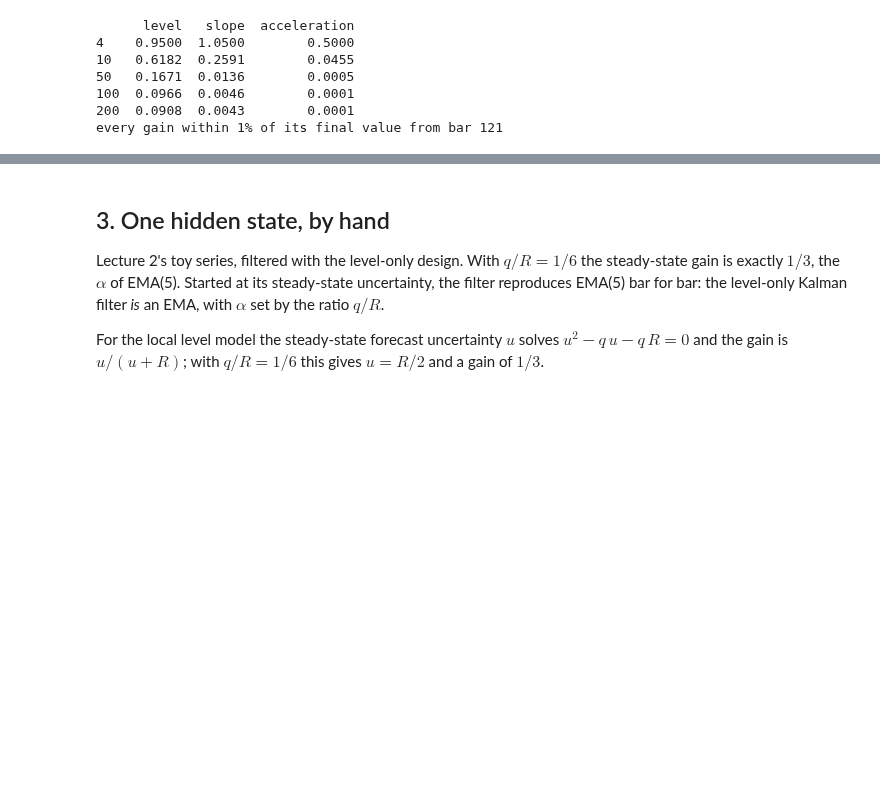
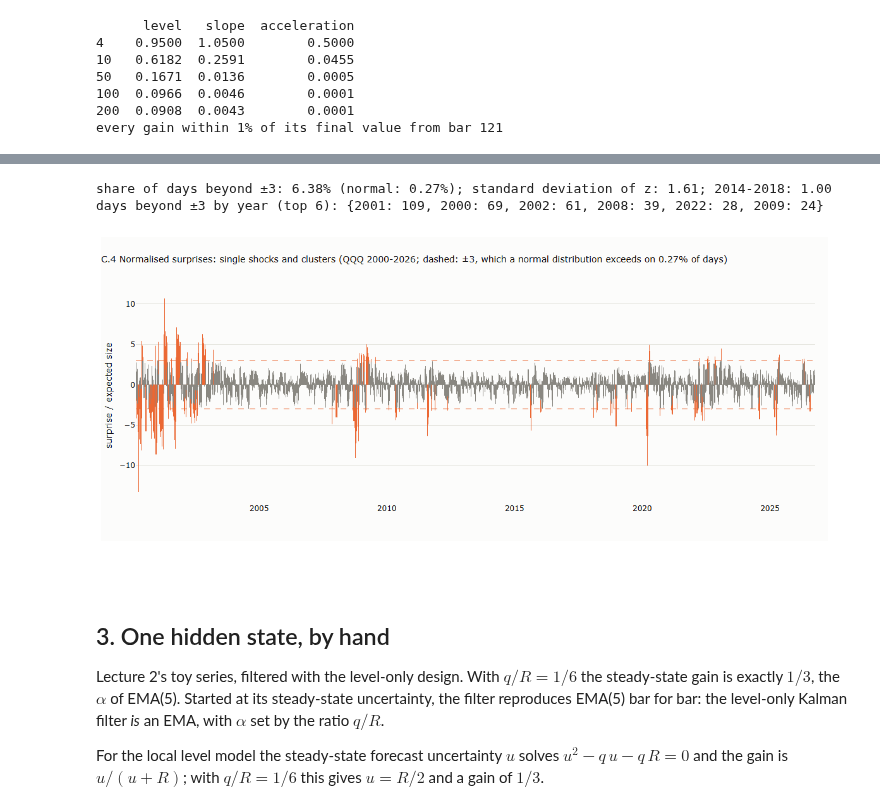
Before and after one commit to MaxGnesi/systematic-trading-notes, a Jupyter notebook: lectures/04-tracking-hidden-states/04_tracking_hidden_states.ipynb, the cells around one changed output, grey strips where cells are left out. Drawn from its saved outputs; the diff is of its cells as text; code cells hidden in the pictures; blank space fills up the shorter version.

```diff
--- a/lectures/04-tracking-hidden-states/04_tracking_hidden_states.ipynb
+++ b/lectures/04-tracking-hidden-states/04_tracking_hidden_states.ipynb
@@ -243,3 +366,22 @@ every gain within 1% of its final value from bar 121
+# %%
+# C.4 normalised surprises, full history
+zz = pd.Series(z_b, dates).iloc[250:]
+fig = go.Figure()
+fig.add_bar(x=zz.index, y=zz, name="Normalised surprise e/sqrt(S)", marker=dict(color=np.where(zz.abs() > 3, SERIES[1], MUTED), line=dict(width=0)))
+for lv in (-3, 3):
+    fig.add_hline(y=lv, line=dict(width=1, color=SERIES[1], dash="dash"))
+fig.update_layout(title="C.4 Normalised surprises: single shocks and clusters (QQQ 2000-2026; dashed: ±3, which a normal distribution exceeds on 0.27% of days)",
+                  yaxis_title="surprise / expected size", height=480, width=1150, margin=dict(t=80, b=60), showlegend=False)
+save_figure(fig, "b_c04_surprises", FIG)
+big = zz.abs() > 3
+by_year = big.groupby(zz.index.year).sum()
+print(f"share of days beyond ±3: {100 * big.mean():.2f}% (normal: 0.27%); standard deviation of z: {zz.std():.2f}; 2014-2018: {zz['2014':'2018'].std():.2f}")
+print("days beyond ±3 by year (top 6):", by_year.sort_values(ascending=False).head(6).to_dict())
+fig
+# %% [output]
+share of days beyond ±3: 6.38% (normal: 0.27%); standard deviation of z: 1.61; 2014-2018: 1.00
+days beyond ±3 by year (top 6): {2001: 109, 2000: 69, 2002: 61, 2008: 39, 2022: 28, 2009: 24}
+[figure, added]
 # %% [markdown]
 ## 3. One hidden state, by hand
 
```
Also changed, not shown: parts of 4 cells of this notebook, 5 other files.
